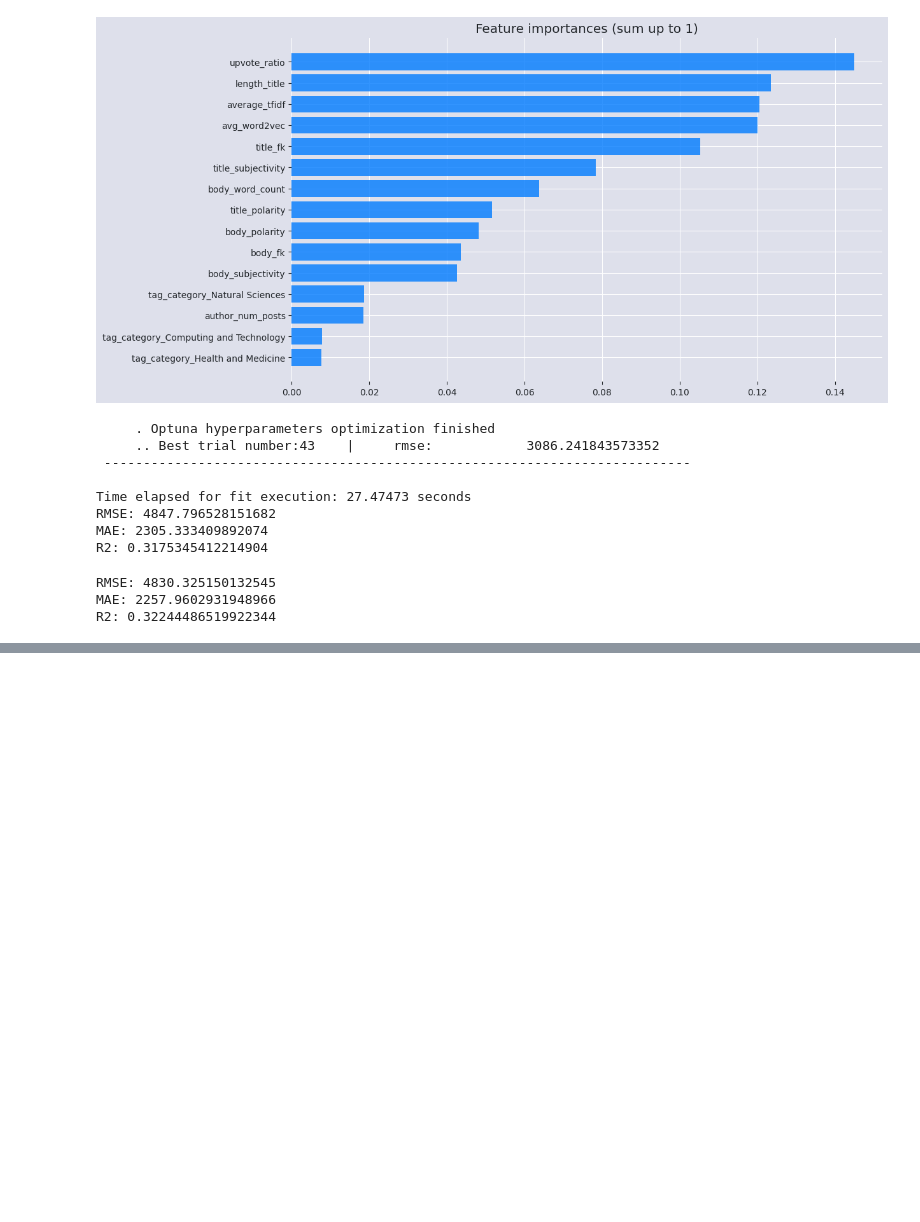
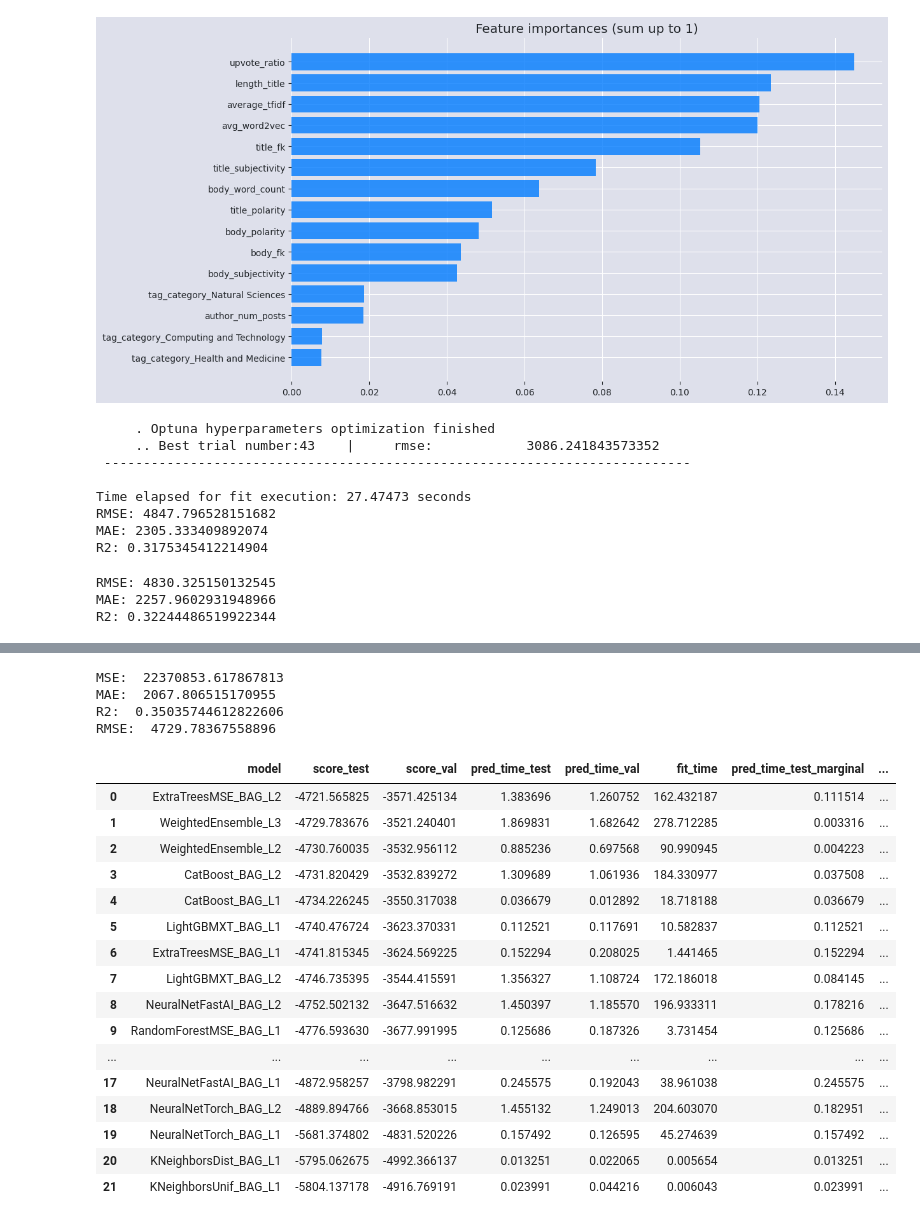
Before and after one commit to ryan11lee/Ryan_takehome, a Jupyter notebook: askscience.ipynb, the cells around one changed output, grey strips where cells are left out. Drawn from its saved outputs; the diff is of its cells as text; code cells hidden in the pictures; blank space fills up the shorter version.

```diff
--- a/askscience.ipynb
+++ b/askscience.ipynb
@@ -751,3 +710,5 @@ print(f"R2: {r2_score(y_test, pred)}")
 RMSE: 4830.325150132545
 MAE: 2257.9602931948966
 R2: 0.32244486519922344
+# %%
+predictor = TabularPredictor(label='score').fit(train_data, presets='best_quality')
@@ -753,0 +749,34 @@ R2: 0.32244486519922344
+# %%
+from sklearn.metrics import mean_squared_error
+from sklearn.metrics import mean_absolute_error
+from sklearn.metrics import r2_score
+
+print("MSE: ", mean_squared_error(test_data['score'], pred))
+print("MAE: ", mean_absolute_error(test_data['score'], pred))
+print("R2: ", r2_score(test_data['score'], pred))
+print("RMSE: ", mean_squared_error(test_data['score'], pred, squared=False))
+# %% [output]
+MSE:  22370853.617867813
+MAE:  2067.806515170955
+R2:  0.35035744612822606
+RMSE:  4729.78367558896
+# %%
+predictor.leaderboard(test_data, silent=True)
+# %% [output]
+|  | model | score_test | score_val | pred_time_test | pred_time_val | fit_time | pred_time_test_marginal | ... |
+| 0 | ExtraTreesMSE_BAG_L2 | -4721.565825 | -3571.425134 | 1.383696 | 1.260752 | 162.432187 | 0.111514 | ... |
+| 1 | WeightedEnsemble_L3 | -4729.783676 | -3521.240401 | 1.869831 | 1.682642 | 278.712285 | 0.003316 | ... |
+| 2 | WeightedEnsemble_L2 | -4730.760035 | -3532.956112 | 0.885236 | 0.697568 | 90.990945 | 0.004223 | ... |
+| 3 | CatBoost_BAG_L2 | -4731.820429 | -3532.839272 | 1.309689 | 1.061936 | 184.330977 | 0.037508 | ... |
+| 4 | CatBoost_BAG_L1 | -4734.226245 | -3550.317038 | 0.036679 | 0.012892 | 18.718188 | 0.036679 | ... |
+| 5 | LightGBMXT_BAG_L1 | -4740.476724 | -3623.370331 | 0.112521 | 0.117691 | 10.582837 | 0.112521 | ... |
+| 6 | ExtraTreesMSE_BAG_L1 | -4741.815345 | -3624.569225 | 0.152294 | 0.208025 | 1.441465 | 0.152294 | ... |
+| 7 | LightGBMXT_BAG_L2 | -4746.735395 | -3544.415591 | 1.356327 | 1.108724 | 172.186018 | 0.084145 | ... |
+| 8 | NeuralNetFastAI_BAG_L2 | -4752.502132 | -3647.516632 | 1.450397 | 1.185570 | 196.933311 | 0.178216 | ... |
+| 9 | RandomForestMSE_BAG_L1 | -4776.593630 | -3677.991995 | 0.125686 | 0.187326 | 3.731454 | 0.125686 | ... |
+| ... | ... | ... | ... | ... | ... | ... | ... | ... |
+| 17 | NeuralNetFastAI_BAG_L1 | -4872.958257 | -3798.982291 | 0.245575 | 0.192043 | 38.961038 | 0.245575 | ... |
+| 18 | NeuralNetTorch_BAG_L2 | -4889.894766 | -3668.853015 | 1.455132 | 1.249013 | 204.603070 | 0.182951 | ... |
+| 19 | NeuralNetTorch_BAG_L1 | -5681.374802 | -4831.520226 | 0.157492 | 0.126595 | 45.274639 | 0.157492 | ... |
+| 20 | KNeighborsDist_BAG_L1 | -5795.062675 | -4992.366137 | 0.013251 | 0.022065 | 0.005654 | 0.013251 | ... |
+| 21 | KNeighborsUnif_BAG_L1 | -5804.137178 | -4916.769191 | 0.023991 | 0.044216 | 0.006043 | 0.023991 | ... |
```
Also changed, not shown: parts of 13 cells of this notebook.
